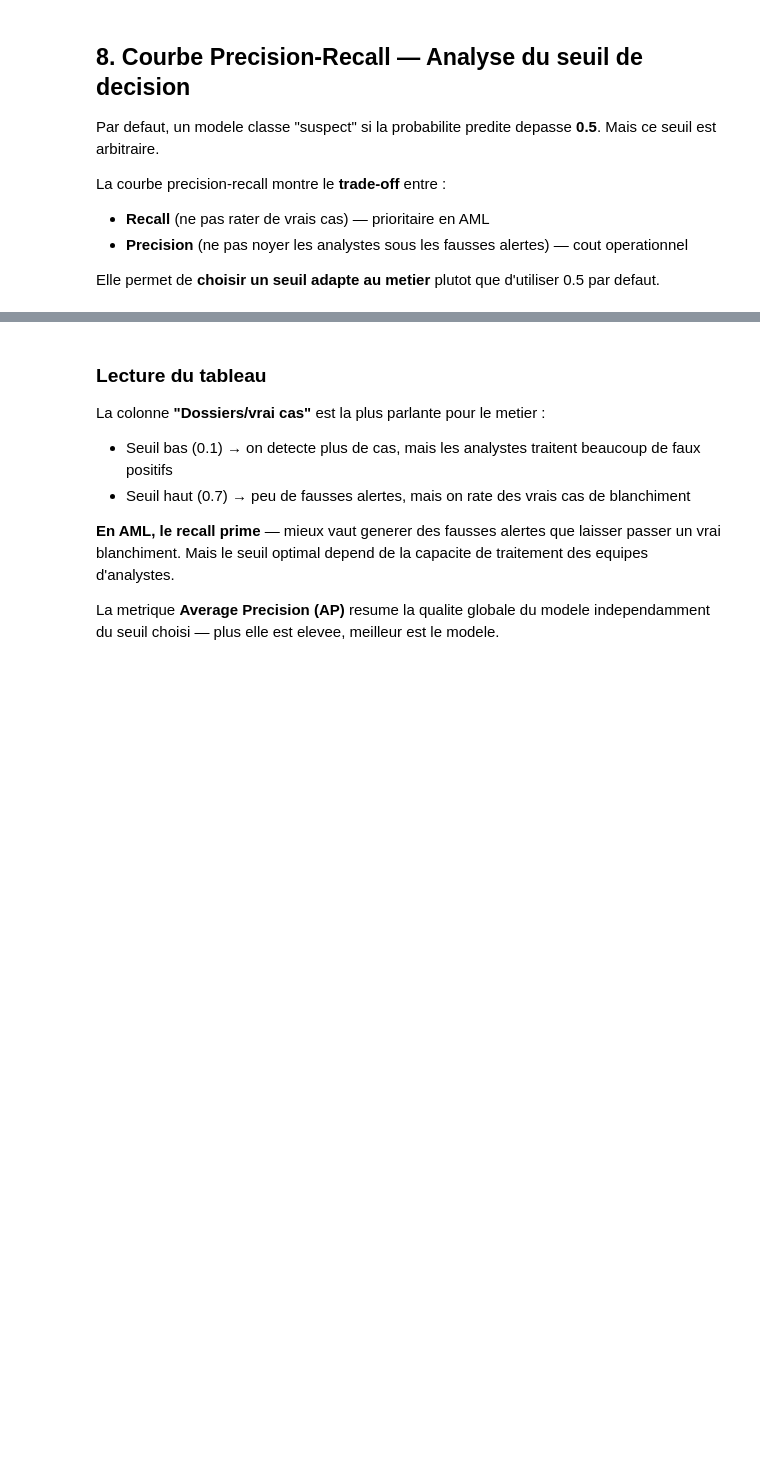
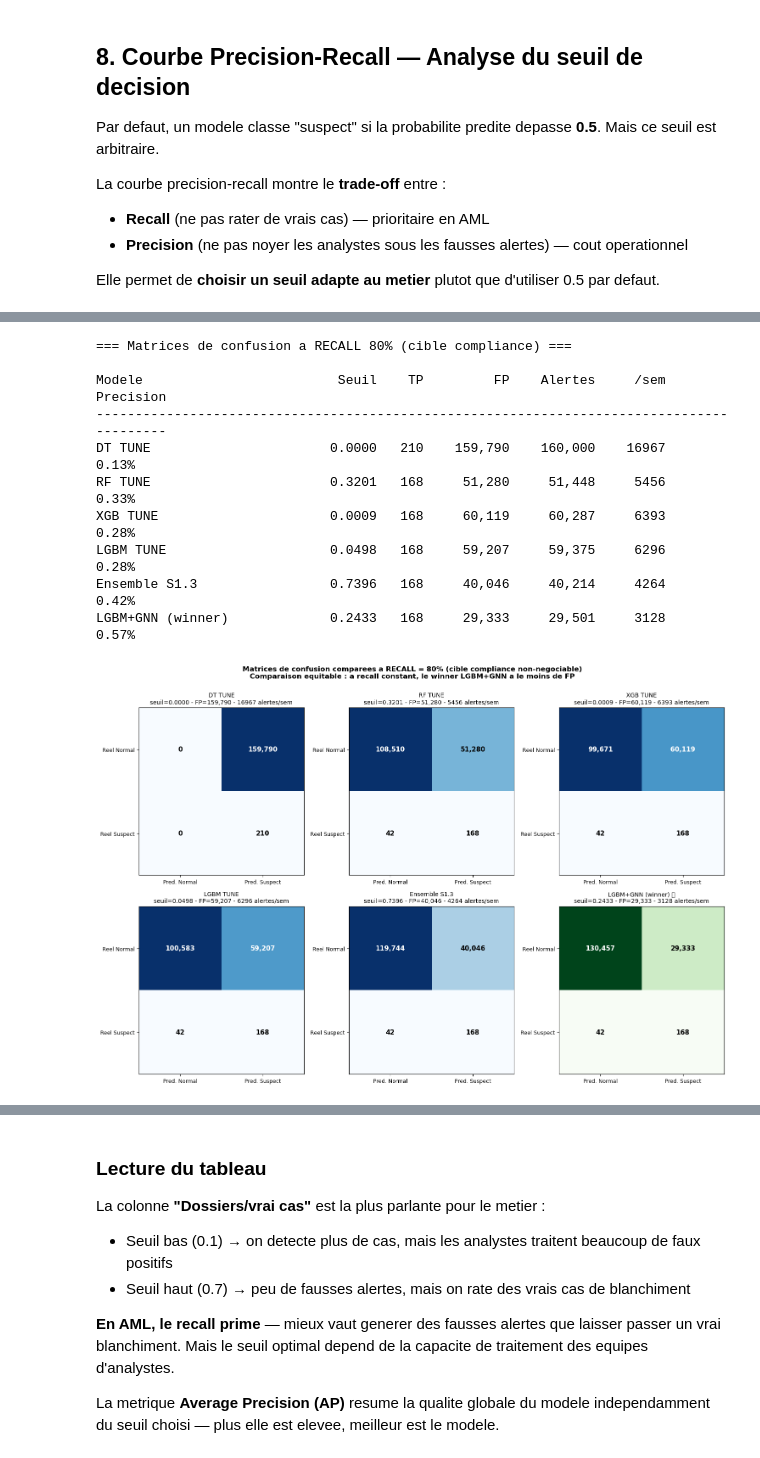
Before and after one commit to nashcastillo/aml-feature-engineering, a Jupyter notebook: feature_engineering_aml.ipynb, the cells around one changed output, grey strips where cells are left out. Cells and saved outputs as stored; diff of their text form; code cells hidden in the pictures; blank space fills up the shorter version.

```diff
--- a/feature_engineering_aml.ipynb
+++ b/feature_engineering_aml.ipynb
@@ -1065,0 +2009,80 @@ for seuil in [0.1, 0.2, 0.3, 0.4, 0.5, 0.6, 0.7, 0.8]:
+# %%
+# --- Matrices de confusion comparees a RECALL 80% (cible compliance) ---
+# Comparaison EQUITABLE : tous les modeles au meme recall plancher, on compare juste les FP.
+# (Les matrices precedentes etaient au seuil 0.5 par defaut = recall different par modele.)
+
+import matplotlib.pyplot as plt
+from sklearn.metrics import confusion_matrix
+
+# Compute proba pour chaque modele testes
+proba_dt = dt_tuned.predict_proba(X_test_new)[:, 1]
+proba_rf = rf_tuned.predict_proba(X_test_new)[:, 1]
+proba_xgb = xgb_tuned.predict_proba(X_test_new)[:, 1]
+proba_lgbm = lgbm_tuned.predict_proba(X_test_new)[:, 1]
+# proba_ensemble : deja calcule dans ensemble_cell
+# proba_final : LGBM+GNN, deja calcule dans lgbm_gnn_cell
+
+models_to_compare = [
+    ("DT TUNE", proba_dt),
+    ("RF TUNE", proba_rf),
+    ("XGB TUNE", proba_xgb),
+    ("LGBM TUNE", proba_lgbm),
+    ("Ensemble S1.3", proba_ensemble),
+    ("LGBM+GNN (winner)", proba_final),
+]
+
+fig, axes = plt.subplots(2, 3, figsize=(15, 10))
+axes_flat = axes.flatten()
+
+print("=== Matrices de confusion a RECALL 80% (cible compliance) ===\n")
+print(f"{'Modele':<25s} {'Seuil':>10s} {'TP':>5s} {'FP':>10s} {'Alertes':>10s} {'/sem':>8s} {'Precision':>10s}")
+print("-" * 90)
+
+for i, (name, proba) in enumerate(models_to_compare):
+    # Trouver le seuil qui donne recall >= 80%
+    vol, seuil, recall_actual = volume_at_recall(y_test_new, proba, 0.80)
+    y_pred = (proba >= seuil).astype(int)
+    cm = confusion_matrix(y_test_new, y_pred)
+    tn, fp, fn, tp = cm.ravel()
+    precision = tp / (tp + fp) if (tp + fp) > 0 else 0
+
+    print(f"{name:<25s} {seuil:>10.4f} {tp:>5d} {fp:>10,d} {tp+fp:>10,d} {(tp+fp)/N_SEM_TEST:>8.0f} {precision*100:>9.2f}%")
+
+    # Plot confusion matrix
+    ax = axes_flat[i]
+    color = 'Greens' if name.startswith('LGBM+GNN') else 'Blues'
+    ax.imshow(cm, cmap=color, aspect='auto')
+    for r in range(2):
+        for c in range(2):
+            ax.text(c, r, f'{cm[r,c]:,}', ha='center', va='center',
+                    color='white' if cm[r, c] > cm.max()/2 else 'black',
+                    fontsize=11, weight='bold')
+    ax.set_xticks([0, 1]); ax.set_yticks([0, 1])
+    ax.set_xticklabels(['Pred. Normal', 'Pred. Suspect'], fontsize=9)
+    ax.set_yticklabels(['Reel Normal', 'Reel Suspect'], fontsize=9)
+    suffix = " ⭐" if name.startswith('LGBM+GNN') else ""
+    ax.set_title(f"{name}{suffix}\nseuil={seuil:.4f} - FP={fp:,} - {(tp+fp)/N_SEM_TEST:.0f} alertes/sem", fontsize=10)
+
+plt.suptitle('Matrices de confusion comparees a RECALL = 80% (cible compliance non-negociable)\n'
+             'Comparaison equitable : a recall constant, le winner LGBM+GNN a le moins de FP',
+             fontsize=12, fontweight='bold', y=1.00)
+plt.tight_layout()
+plt.savefig('/Users/nash/Documents/jedha/aml-feature-engineering/confusion_matrices_at_recall80.png',
+            dpi=120, bbox_inches='tight')
+plt.show()
+
+print("\nGraphique sauve : confusion_matrices_at_recall80.png")
+print("\nLecture : tous les modeles atteignent recall 80% (par construction du seuil).")
+print("La difference cle est le nombre de FP (= charge analyste). LGBM+GNN est le moins couteux.")
+# %% [output]
+=== Matrices de confusion a RECALL 80% (cible compliance) ===
+
+Modele                         Seuil    TP         FP    Alertes     /sem  Precision
+------------------------------------------------------------------------------------------
+DT TUNE                       0.0000   210    159,790    160,000    16967      0.13%
+RF TUNE                       0.3201   168     51,280     51,448     5456      0.33%
+XGB TUNE                      0.0009   168     60,119     60,287     6393      0.28%
+LGBM TUNE                     0.0498   168     59,207     59,375     6296      0.28%
+Ensemble S1.3                 0.7396   168     40,046     40,214     4264      0.42%
+LGBM+GNN (winner)             0.2433   168     29,333     29,501     3128      0.57%
+[figure, added]
```
Also changed, not shown: parts of 48 cells of this notebook, 3 other files.
